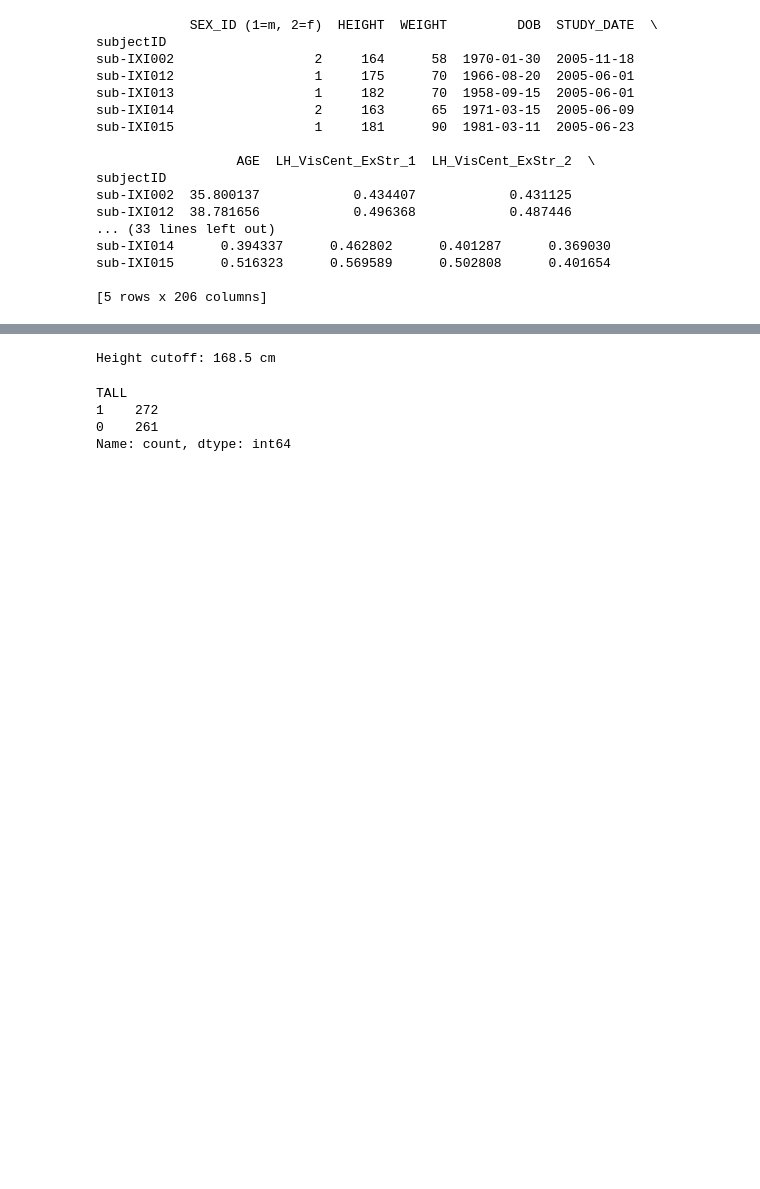
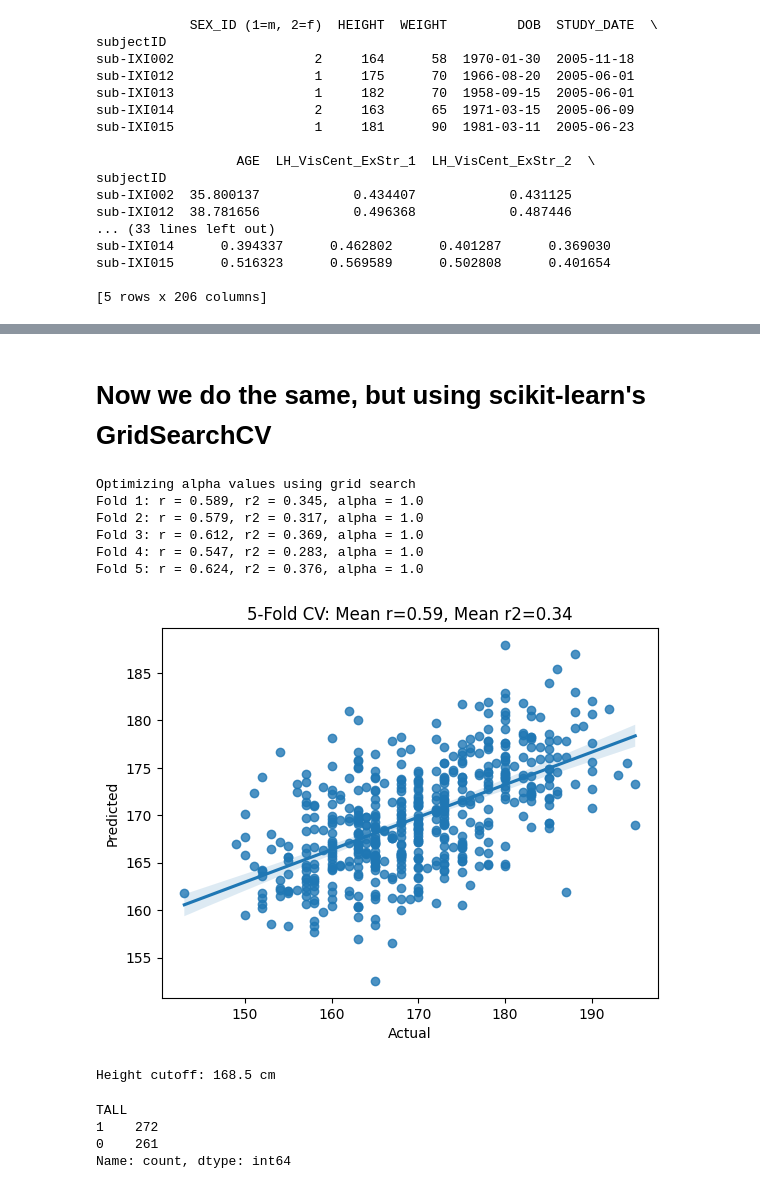
Before and after one commit to N-Nieto/OHBM_SEA-SIG_Educational_Course, a Jupyter notebook: 01_basic_ML/01_basic_ML.ipynb, the cells around one changed output, grey strips where cells are left out. Cells and saved outputs as stored; diff of their text form; code cells hidden in the pictures; blank space fills up the shorter version.

```diff
--- a/01_basic_ML/01_basic_ML.ipynb
+++ b/01_basic_ML/01_basic_ML.ipynb
@@ -280,3 +231,68 @@ Fold 5: r = 0.624, r2 = 0.376, alpha = 1.0
+# %% [markdown]
+# Now we do the same, but using scikit-learn's GridSearchCV
+# %%
+from sklearn.model_selection import GridSearchCV
+
+# define the grid search for alpha values
+param_grid = {"alpha": [0.01, 0.1, 0.5, 1.0, 10.0]}
+print("Optimizing alpha values using grid search")
+
+# Set up
+outer_cv = KFold(n_splits=5, shuffle=True, random_state=1)
+
+# Store results
+all_true = []
+all_pred = []
+r_list = []
+r2_list = []
+best_alphas = []
+
+for fold, (train_index, test_index) in enumerate(outer_cv.split(df_data)):
+    train_data = df_data.iloc[train_index]
+    test_data = df_data.iloc[test_index]
+
+    # Find best alpha using GridSearchCV instead of for loop
+    inner_cv = KFold(n_splits=5, shuffle=True, random_state=10)
+
+    model = GridSearchCV(
+        Ridge(), param_grid, cv=inner_cv, scoring="r2"
+    )  # r2 uses r2_score
+    model.fit(train_data[columns_GMV], train_data["HEIGHT"])
+
+    # when we predict using this model it will use the "best" alpha value, let's save that value
+    best_alpha = model.best_params_["alpha"]
+    best_alphas.append(best_alpha)
+
+    # Predict using the best alpha
+    y_pred = model.predict(test_data[columns_GMV])
+    y_true = test_data["HEIGHT"].values
+
+    # Store for global plot
+    all_true.extend(y_true)
+    all_pred.extend(y_pred)
+
+    # Evaluate
+    r = np.corrcoef(y_true, y_pred)[0, 1]
+    r2 = r2_score(y_true, y_pred)
+    r_list.append(r)
+    r2_list.append(r2)
+
+    print(f"Fold {fold + 1}: r = {r:.3f}, r2 = {r2:.3f}, alpha = {best_alpha}")
+
+# Overall plot
+sns.regplot(x=all_true, y=all_pred)
+plt.xlabel("Actual")
+plt.ylabel("Predicted")
+plt.title(f"5-Fold CV: Mean r={np.mean(r_list):.2f}, Mean r2={np.mean(r2_list):.2f}")
+plt.show()
+# %% [output]
+Optimizing alpha values using grid search
+Fold 1: r = 0.589, r2 = 0.345, alpha = 1.0
+Fold 2: r = 0.579, r2 = 0.317, alpha = 1.0
+Fold 3: r = 0.612, r2 = 0.369, alpha = 1.0
+Fold 4: r = 0.547, r2 = 0.283, alpha = 1.0
+Fold 5: r = 0.624, r2 = 0.376, alpha = 1.0
+[figure, added]
 # %%
 # let's move to classification
 
```
Also changed, not shown: parts of 11 cells of this notebook.
